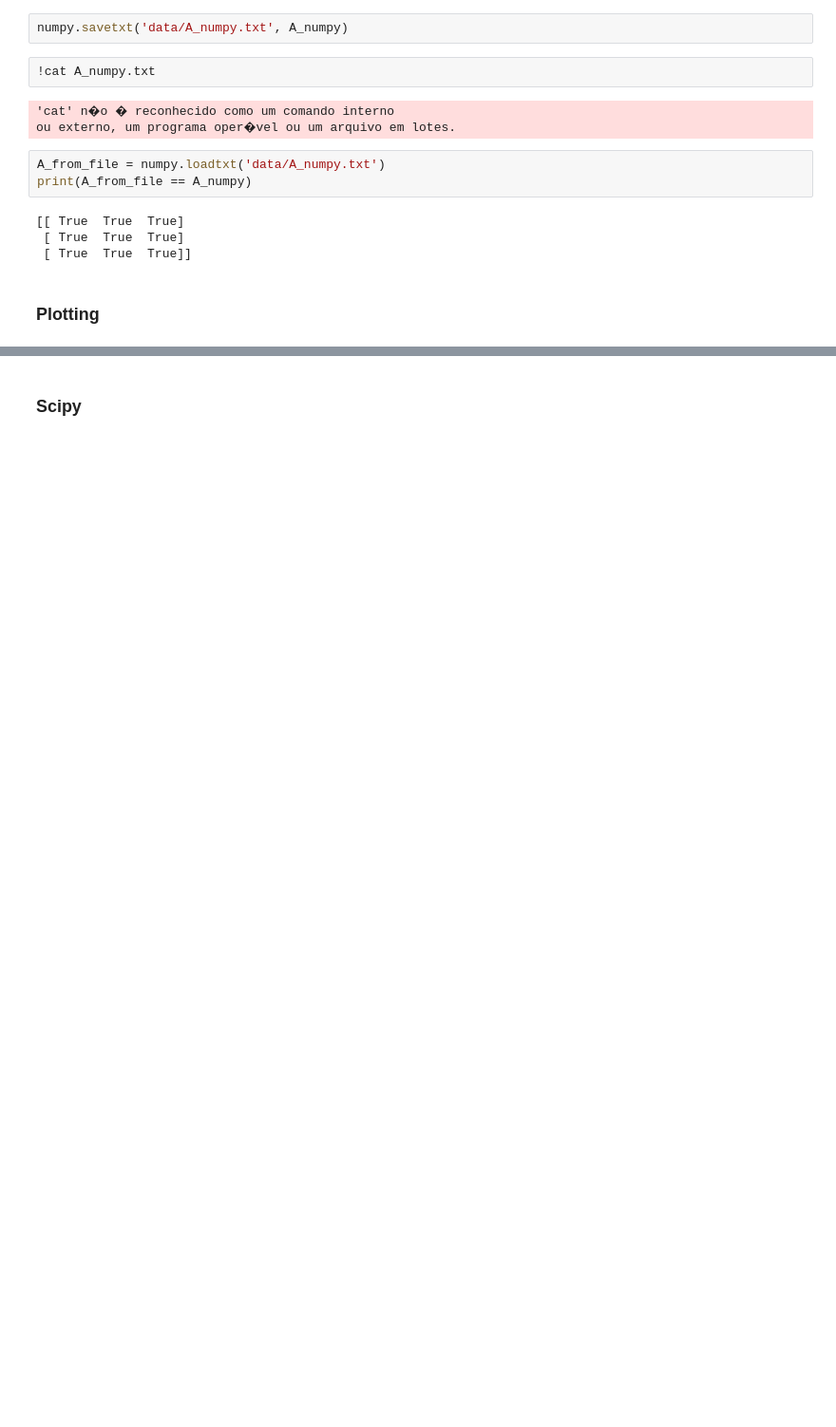
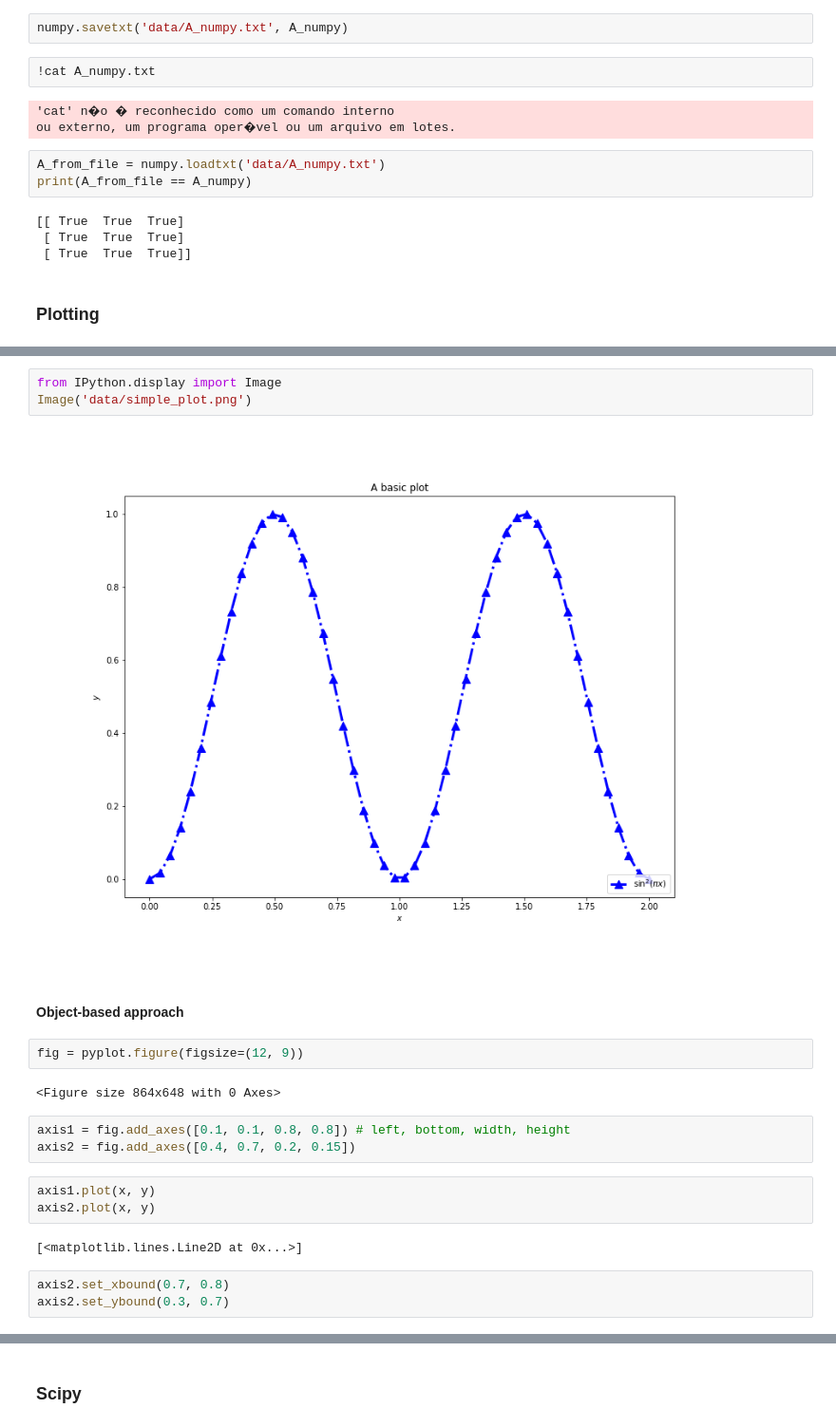
Before and after one commit to caiquemiranda/maths-with-python, a Jupyter notebook: 06-Scientific-Python.ipynb, the cells around one changed output, grey strips where cells are left out. Shown at 95% size. Cells and saved outputs as stored; diff of their text form; blank space fills up the shorter version.

```diff
--- a/06-Scientific-Python.ipynb
+++ b/06-Scientific-Python.ipynb
@@ -85,0 +139,22 @@ print(A_from_file == A_numpy)
+# %%
+from IPython.display import Image
+Image('data/simple_plot.png')
+# %% [output]
+[figure, added]
+# %% [markdown]
+#### Object-based approach
+# %%
+fig = pyplot.figure(figsize=(12, 9))
+# %% [output]
+<Figure size 864x648 with 0 Axes>
+# %%
+axis1 = fig.add_axes([0.1, 0.1, 0.8, 0.8]) # left, bottom, width, height
+axis2 = fig.add_axes([0.4, 0.7, 0.2, 0.15])
+# %%
+axis1.plot(x, y)
+axis2.plot(x, y)
+# %% [output]
+[<matplotlib.lines.Line2D at 0x...>]
+# %%
+axis2.set_xbound(0.7, 0.8)
+axis2.set_ybound(0.3, 0.7)
```
Also changed, not shown: parts of 25 cells of this notebook, 1 other file.
